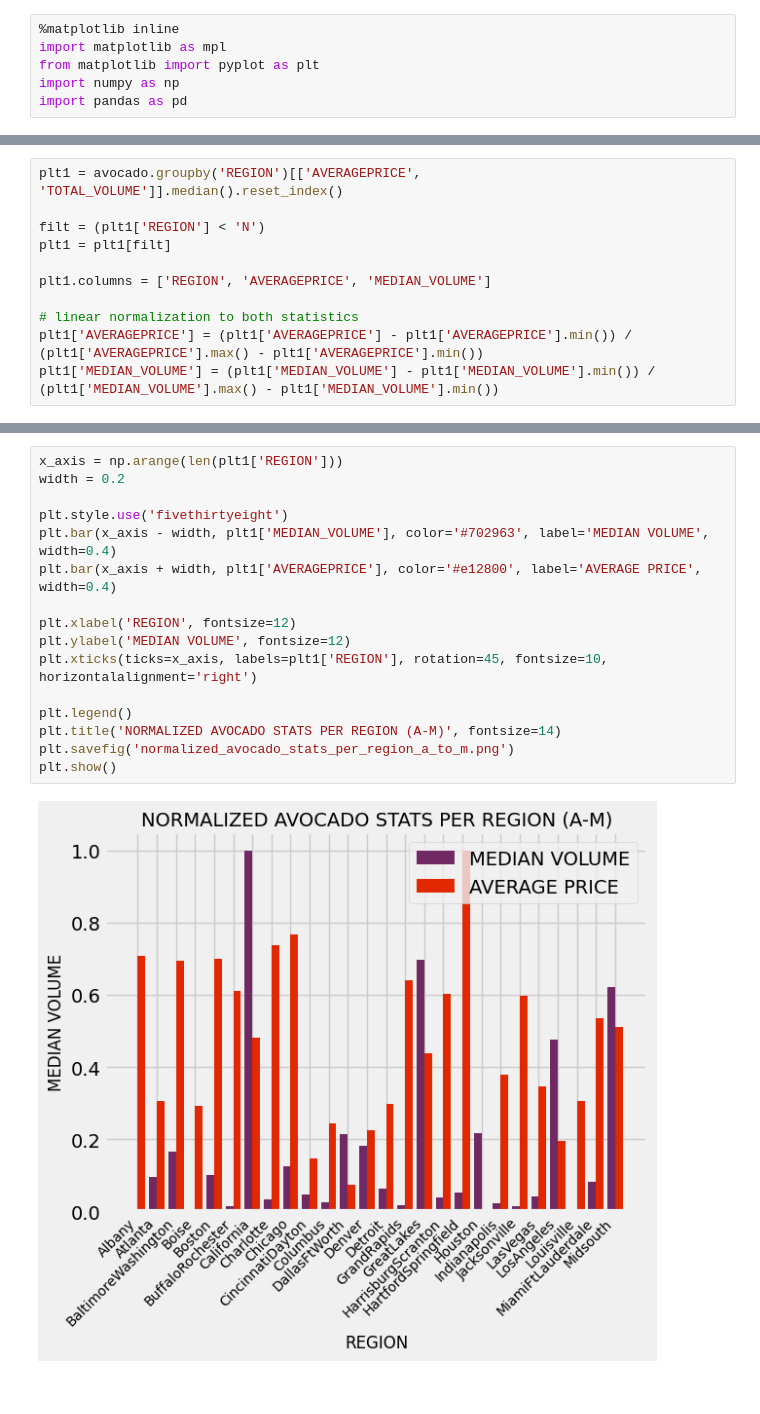
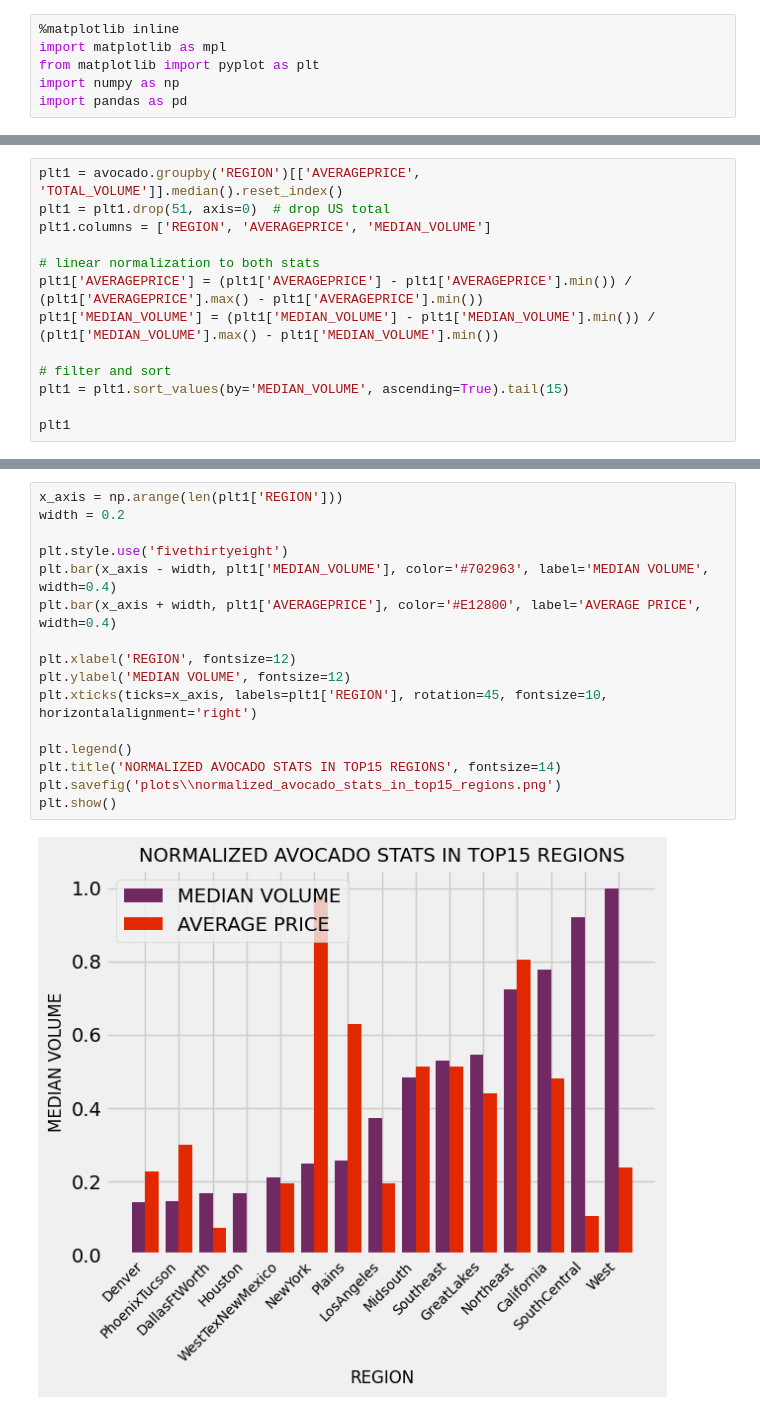
Before and after one commit to blazej32/matplotlib-tutorial, a Jupyter notebook: part2_bar_charts_analyzing_data_from_csv.ipynb, the cells around one changed output, grey strips where cells are left out. Cells and saved outputs as stored; diff of their text form.

Commit message:
finish parts 1-3 and start stack plots

```diff
--- a/part2_bar_charts_analyzing_data_from_csv.ipynb
+++ b/part2_bar_charts_analyzing_data_from_csv.ipynb
@@ -32,12 +32,14 @@ avocado.head(10)
 | 1143 | 2015-01-04 | 0.80 | 317861.35 | 134003.07 | 120628.37 | 4591.23 | 58638.68 | 58126.59 | 512.09 | ... |
 # %%
 plt1 = avocado.groupby('REGION')[['AVERAGEPRICE', 'TOTAL_VOLUME']].median().reset_index()
-
-filt = (plt1['REGION'] < 'N')
-plt1 = plt1[filt]
-
+plt1 = plt1.drop(51, axis=0)  # drop US total
 plt1.columns = ['REGION', 'AVERAGEPRICE', 'MEDIAN_VOLUME']
 
-# linear normalization to both statistics
+# linear normalization to both stats
 plt1['AVERAGEPRICE'] = (plt1['AVERAGEPRICE'] - plt1['AVERAGEPRICE'].min()) / (plt1['AVERAGEPRICE'].max() - plt1['AVERAGEPRICE'].min())
 plt1['MEDIAN_VOLUME'] = (plt1['MEDIAN_VOLUME'] - plt1['MEDIAN_VOLUME'].min()) / (plt1['MEDIAN_VOLUME'].max() - plt1['MEDIAN_VOLUME'].min())
+
+# filter and sort
+plt1 = plt1.sort_values(by='MEDIAN_VOLUME', ascending=True).tail(15)
+
+plt1
@@ -44,18 +63,18 @@ plt1['MEDIAN_VOLUME'] = (plt1['MEDIAN_VOLUME'] - plt1['MEDIAN_VOLUME'].min()) /
 # %%
 x_axis = np.arange(len(plt1['REGION']))
 width = 0.2
 
 plt.style.use('fivethirtyeight')
 plt.bar(x_axis - width, plt1['MEDIAN_VOLUME'], color='#702963', label='MEDIAN VOLUME', width=0.4)
-plt.bar(x_axis + width, plt1['AVERAGEPRICE'], color='#e12800', label='AVERAGE PRICE', width=0.4)
+plt.bar(x_axis + width, plt1['AVERAGEPRICE'], color='#E12800', label='AVERAGE PRICE', width=0.4)
 
 plt.xlabel('REGION', fontsize=12)
 plt.ylabel('MEDIAN VOLUME', fontsize=12)
 plt.xticks(ticks=x_axis, labels=plt1['REGION'], rotation=45, fontsize=10, horizontalalignment='right')
 
 plt.legend()
-plt.title('NORMALIZED AVOCADO STATS PER REGION (A-M)', fontsize=14)
-plt.savefig('normalized_avocado_stats_per_region_a_to_m.png')
+plt.title('NORMALIZED AVOCADO STATS IN TOP15 REGIONS', fontsize=14)
+plt.savefig('plots\\normalized_avocado_stats_in_top15_regions.png')
 plt.show()
 # %% [output]
-[figure, old version]
+[figure, new version]
```
Also changed, not shown: parts of 3 cells of this notebook, 5 other files.
